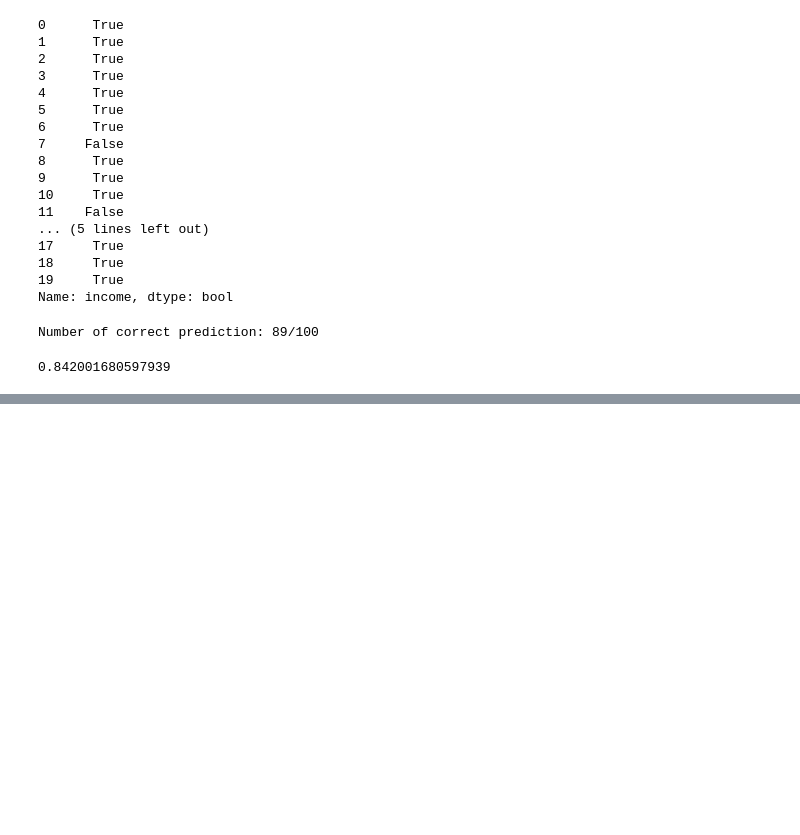
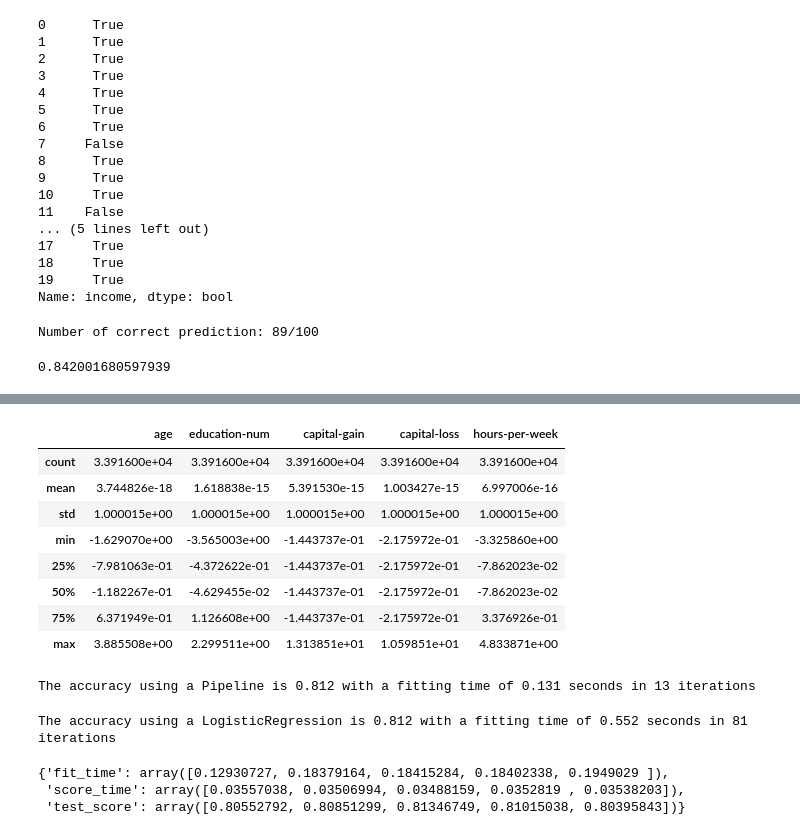
Before and after one commit to jimohola/MACHINE-LEARNING-PROJECT, a Jupyter notebook: Python_Project.ipynb, the cells around one changed output, grey strips where cells are left out. Drawn from its saved outputs; the diff is of its cells as text; code cells hidden in the pictures; blank space fills up the shorter version.

```diff
--- a/Python_Project.ipynb
+++ b/Python_Project.ipynb
@@ -350,0 +451,6 @@ NameError: name 'selector' is not defined
+# %%
+from sklearn.preprocessing import StandardScaler
+
+scaler = StandardScaler()
+scaled_data_train = scaler.fit_transform(data_test_train)
+scaled_data_train
@@ -350,0 +465,14 @@ NameError: name 'selector' is not defined
+# %%
+scaled_data_train = pd.DataFrame(scaled_data_train,
+                                 columns=data_test_train.columns)
+scaled_data_train.describe()
+# %% [output]
+|  | age | education-num | capital-gain | capital-loss | hours-per-week |
+| count | 3.391600e+04 | 3.391600e+04 | 3.391600e+04 | 3.391600e+04 | 3.391600e+04 |
+| mean | 3.744826e-18 | 1.618838e-15 | 5.391530e-15 | 1.003427e-15 | 6.997006e-16 |
+| std | 1.000015e+00 | 1.000015e+00 | 1.000015e+00 | 1.000015e+00 | 1.000015e+00 |
+| min | -1.629070e+00 | -3.565003e+00 | -1.443737e-01 | -2.175972e-01 | -3.325860e+00 |
+| 25% | -7.981063e-01 | -4.372622e-01 | -1.443737e-01 | -2.175972e-01 | -7.862023e-02 |
+| 50% | -1.182267e-01 | -4.629455e-02 | -1.443737e-01 | -2.175972e-01 | -7.862023e-02 |
+| 75% | 6.371949e-01 | 1.126608e+00 | -1.443737e-01 | -2.175972e-01 | 3.376926e-01 |
+| max | 3.885508e+00 | 2.299511e+00 | 1.313851e+01 | 1.059851e+01 | 4.833871e+00 |
@@ -350,0 +487,8 @@ NameError: name 'selector' is not defined
+# %%
+model_name = model.__class__.__name__
+score = model.score(data_test_test, target_test)
+print(f"The accuracy using a {model_name} is {score:.3f} "
+      f"with a fitting time of {elapsed_time:.3f} seconds "
+      f"in {model[-1].n_iter_[0]} iterations")
+# %% [output]
+The accuracy using a Pipeline is 0.812 with a fitting time of 0.131 seconds in 13 iterations
@@ -350,0 +502,19 @@ NameError: name 'selector' is not defined
+# %%
+model_name = model.__class__.__name__
+score = model.score(X_test, Y_test)
+print(f"The accuracy using a {model_name} is {score:.3f} "
+      f"with a fitting time of {elapsed_time:.3f} seconds "
+      f"in {model.n_iter_[0]} iterations")
+# %% [output]
+The accuracy using a LogisticRegression is 0.812 with a fitting time of 0.552 seconds in 81 iterations
+# %%
+#Model evaluation using cross-validation¶
+from sklearn.model_selection import cross_validate
+
+model = make_pipeline(StandardScaler(), LogisticRegression())
+cv = cross_validate(model, X, Y, cv=5)
+cv
+# %% [output]
+{'fit_time': array([0.12930727, 0.18379164, 0.18415284, 0.18402338, 0.1949029 ]),
+ 'score_time': array([0.03557038, 0.03506994, 0.03488159, 0.0352819 , 0.03538203]),
+ 'test_score': array([0.80552792, 0.80851299, 0.81346749, 0.81015038, 0.80395843])}
```
Also changed, not shown: parts of 34 cells of this notebook.
